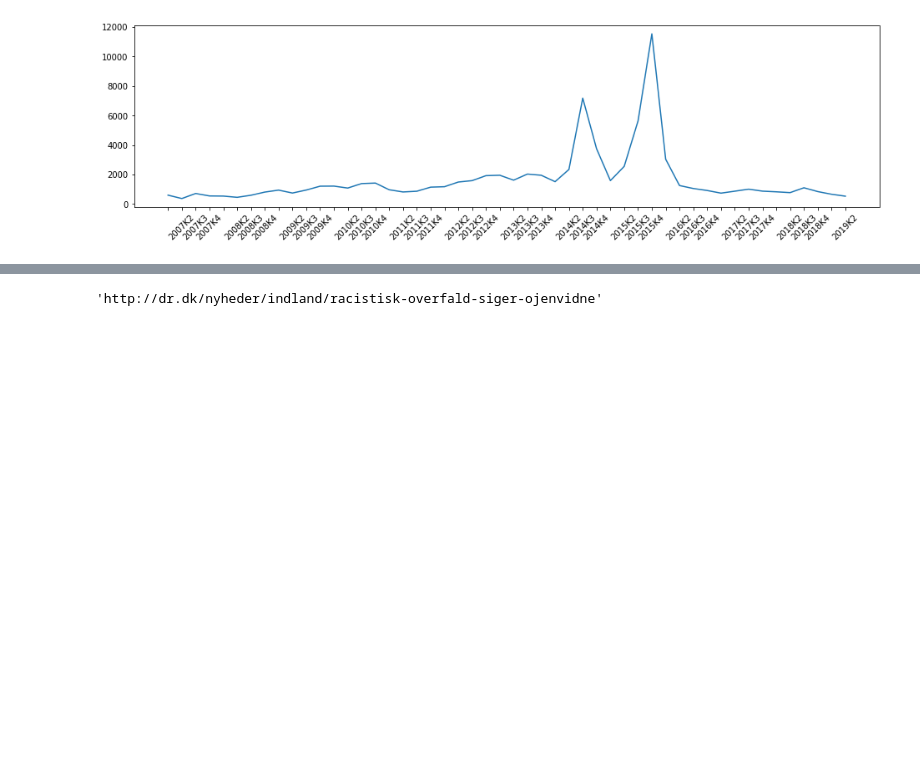
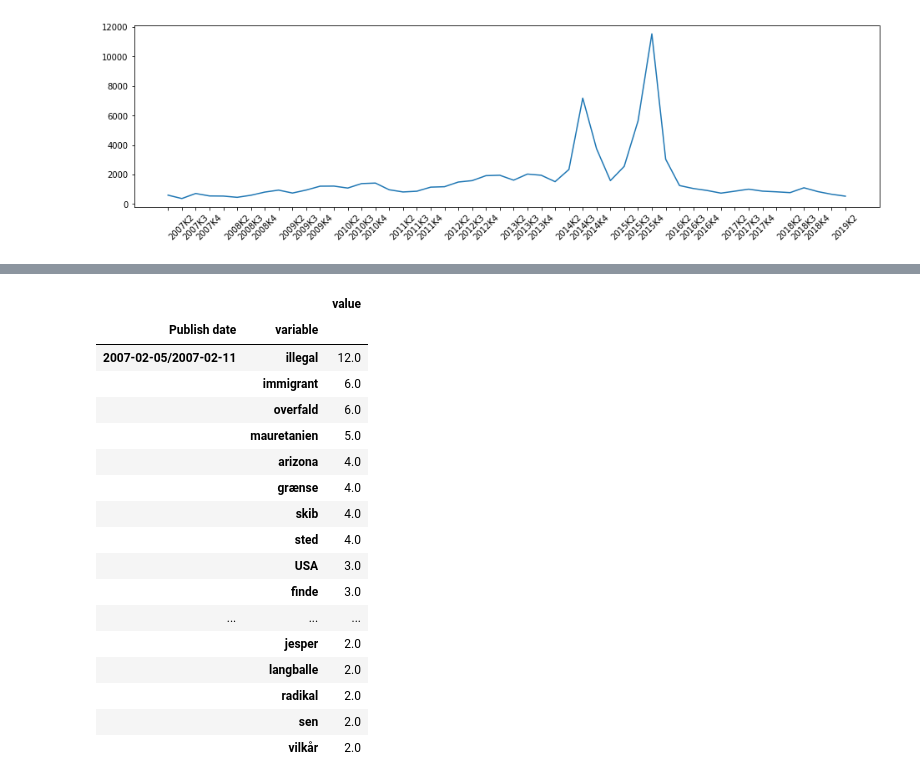
Before and after one commit to OliviaRW/group23, a Jupyter notebook: Exam/Migration/Exam tests.ipynb, the cells around one changed output, grey strips where cells are left out. Saved outputs shown, nothing was run; the diff lists cells and outputs as text; code cells hidden in the pictures; blank space fills up the shorter version.

```diff
--- a/Exam/Migration/Exam tests.ipynb
+++ b/Exam/Migration/Exam tests.ipynb
@@ -237,5 +156,8 @@ df.tail(10)
 | 4786 | 2008-06-11 11:06:00+00:00 | Rosengården i Malmø er den størte... | Hvor er Danmarks Zlatan? | http://dr.dk/sporten/hvor-er-danm... | 2008-06 |
 | 4787 | 2007-12-01 22:35:00+00:00 | Den radikale politiker og integra... | Manu Sareen har sagt op efter død... | http://dr.dk/nyheder/indland/manu... | 2007-12 |
 # %%
-df = pd.read_csv('/Users/sebastianbaltser/Documents/GitHub/group23/Exam/Migration/dr_contents.csv', header = 0)
-df.tail(10)
+df = pd.read_csv('/Users/sebastianbaltser/Documents/GitHub/group23/Exam/Migration/dr_wordfrequencies.csv', header = 0) #load data
+df_melted = pd.melt(df, id_vars = ['Publish date']).dropna()\
+    .set_index(['Publish date','variable'])\
+    .sort_values(['Publish date', 'value'],
+                 ascending = [True, False])
@@ -254,4 +164,21 @@ df.tail(10)
-# %%
-df.iloc[9064, :]['URL']
-# %% [output]
-'http://dr.dk/nyheder/indland/racistisk-overfald-siger-ojenvidne'
+# %%
+df_melted.head(20)
+# %% [output]
+|  |  | value |
+| Publish date | variable |  |
+| 2007-02-05/2007-02-11 | illegal | 12.0 |
+|  | immigrant | 6.0 |
+|  | overfald | 6.0 |
+|  | mauretanien | 5.0 |
+|  | arizona | 4.0 |
+|  | grænse | 4.0 |
+|  | skib | 4.0 |
+|  | sted | 4.0 |
+|  | USA | 3.0 |
+|  | finde | 3.0 |
+| ... | ... | ... |
+|  | jesper | 2.0 |
+|  | langballe | 2.0 |
+|  | radikal | 2.0 |
+|  | sen | 2.0 |
+|  | vilkår | 2.0 |
```
Also changed, not shown: parts of 13 cells of this notebook, 17 other files.
